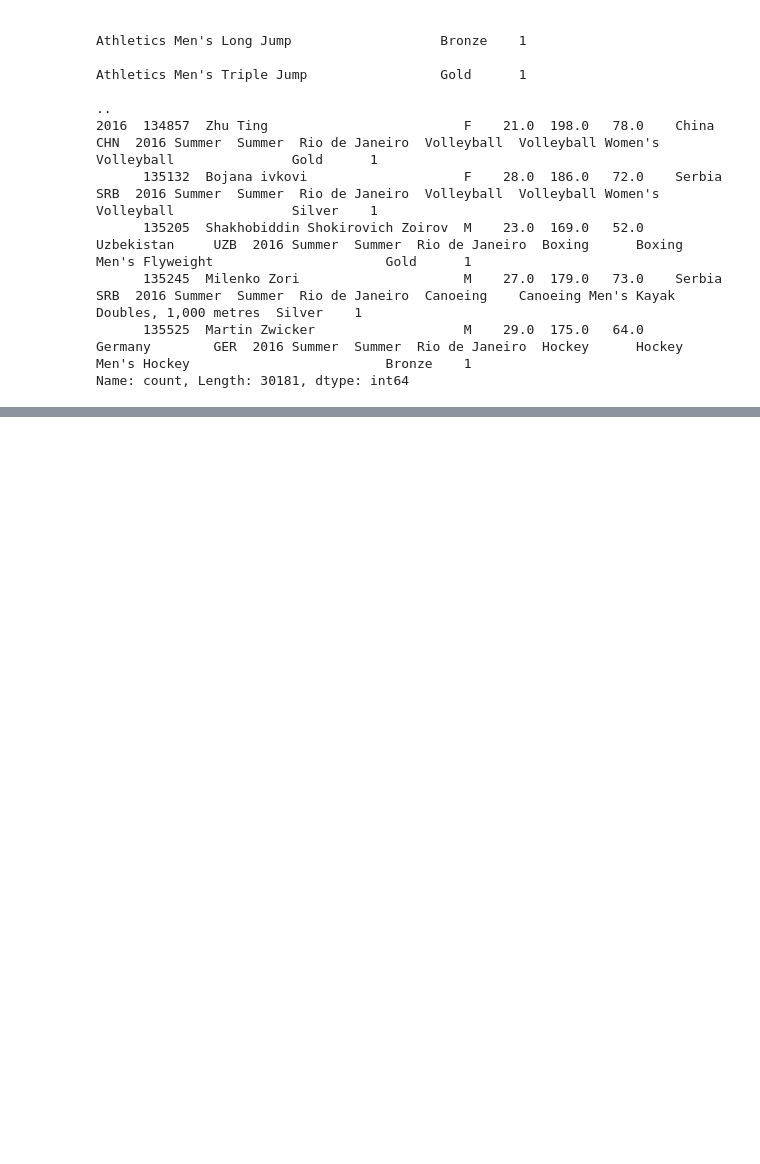
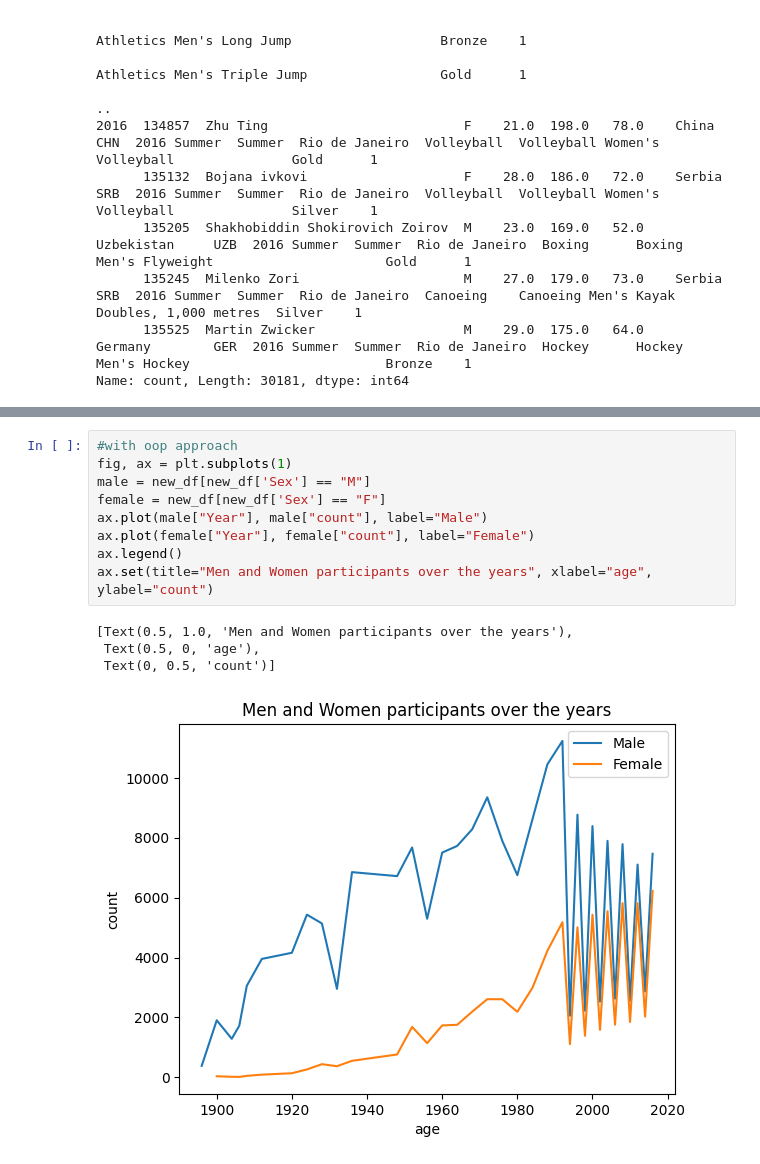
Before and after one commit to johnsandsjo/data-platform-dev-john-sandsjo-de24, a Jupyter notebook: exercises/exercise_1/exer1.ipynb, the cells around one changed output, grey strips where cells are left out. Cells and saved outputs as stored; diff of their text form; blank space fills up the shorter version.

```diff
--- a/exercises/exercise_1/exer1.ipynb
+++ b/exercises/exercise_1/exer1.ipynb
@@ -285,0 +313,14 @@ sns.lineplot(new_df, x=new_df["Year"], y=new_df["count"], hue="Sex")
+# %%
+#with oop approach
+fig, ax = plt.subplots(1)
+male = new_df[new_df['Sex'] == "M"]
+female = new_df[new_df['Sex'] == "F"]
+ax.plot(male["Year"], male["count"], label="Male")
+ax.plot(female["Year"], female["count"], label="Female")
+ax.legend()
+ax.set(title="Men and Women participants over the years", xlabel="age", ylabel="count")
+# %% [output]
+[Text(0.5, 1.0, 'Men and Women participants over the years'),
+ Text(0.5, 0, 'age'),
+ Text(0, 0.5, 'count')]
+[figure, added]
```
Also changed, not shown: parts of 2 cells of this notebook, 2 other files.
